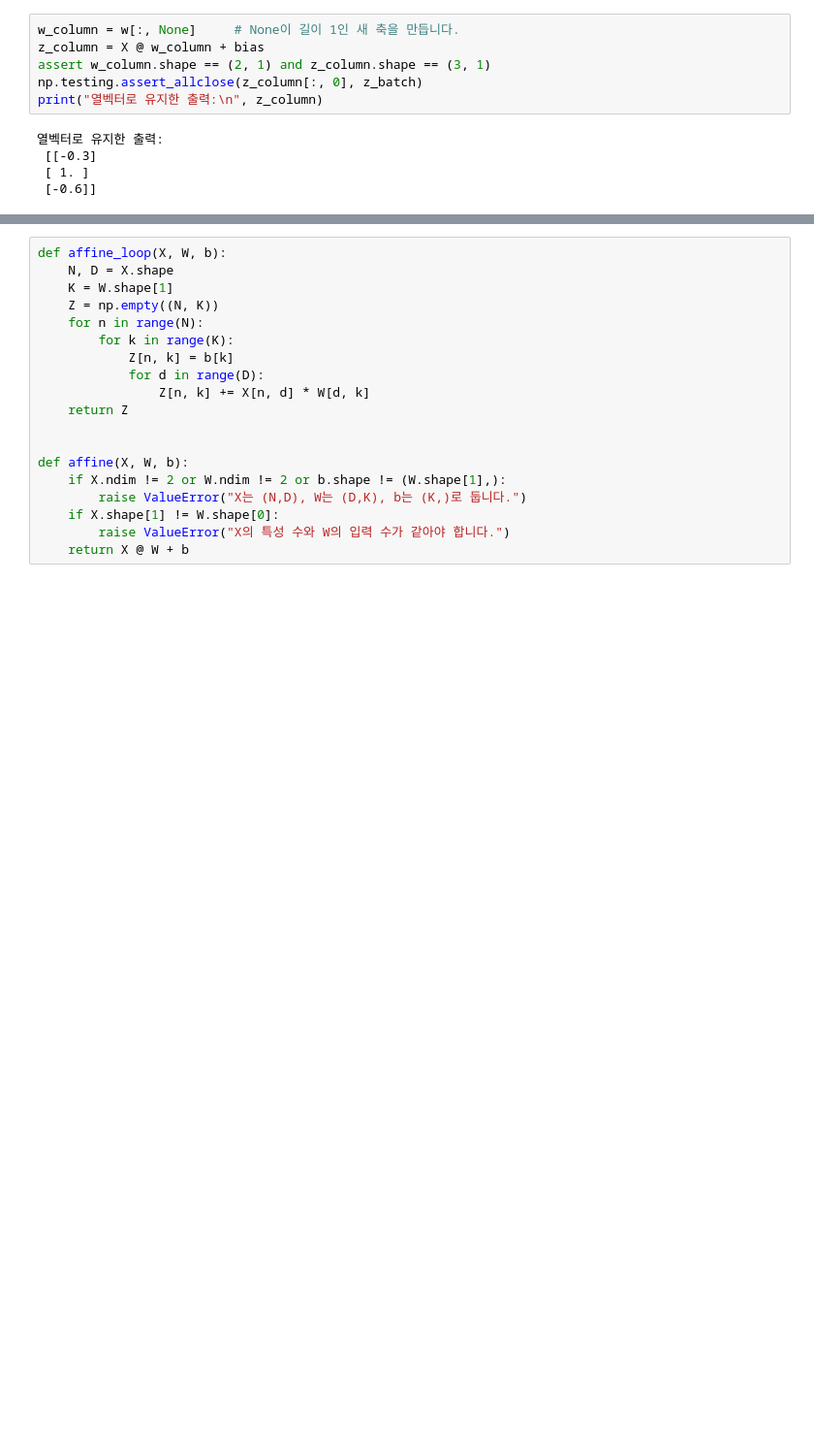
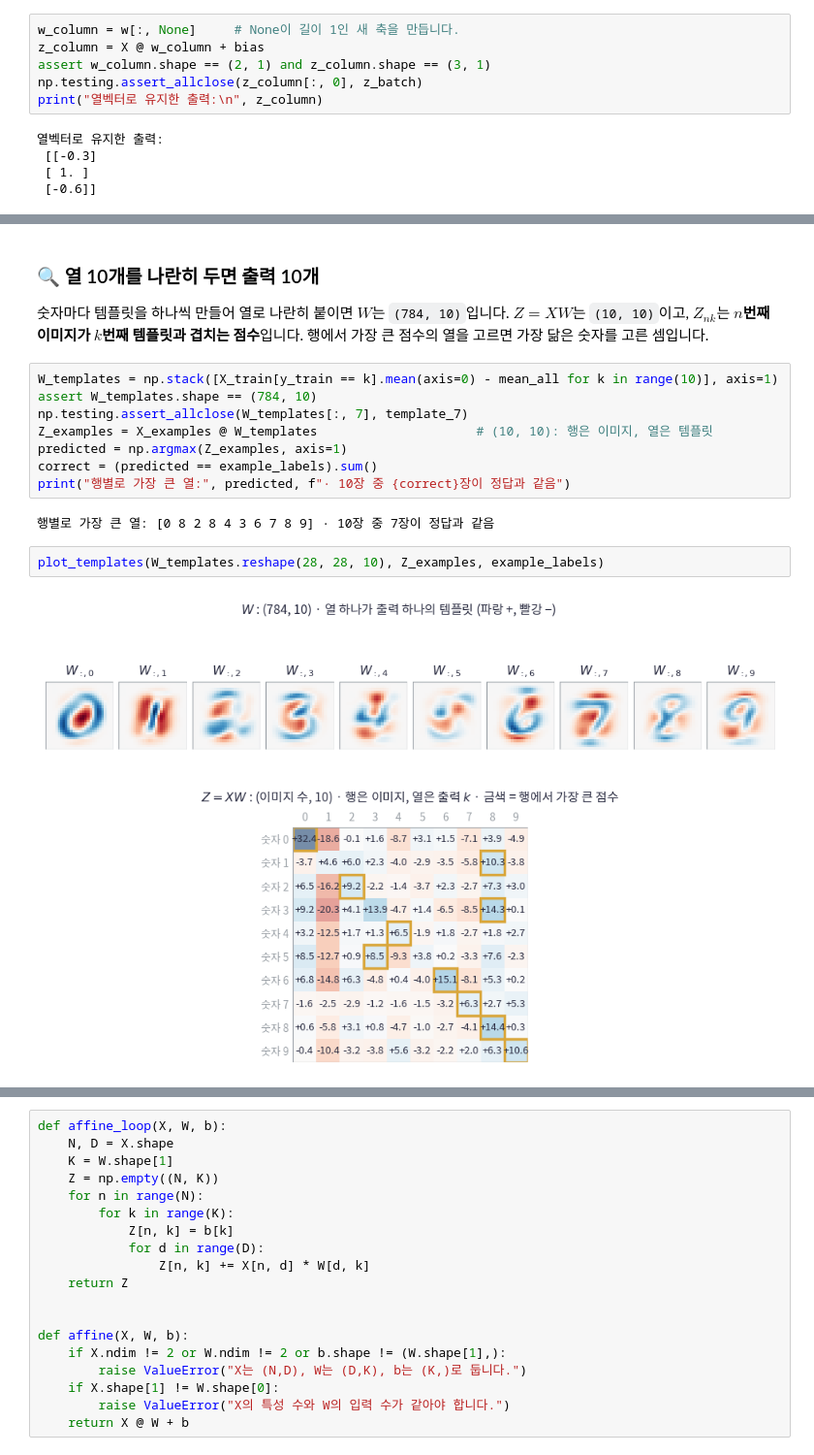
Before and after one commit to junyeopYim/deep-lr-with-numpy, a Jupyter notebook: notebooks/00_기초/00_math_to_numpy.ipynb, the cells around one changed output, grey strips where cells are left out. Shown at 97% size. Drawn from its saved outputs; the diff is of its cells as text; blank space fills up the shorter version.

```diff
--- a/notebooks/00_기초/00_math_to_numpy.ipynb
+++ b/notebooks/00_기초/00_math_to_numpy.ipynb
@@ -190,0 +330,20 @@ $$\underbrace{Z}_{(N,K)}=\underbrace{X}_{(N,D)}\underbrace{W}_{(D,K)}+\underbrac
+# %% [markdown]
+### 🔍 열 10개를 나란히 두면 출력 10개
+
+숫자마다 템플릿을 하나씩 만들어 열로 나란히 붙이면 $W$는 `(784, 10)`입니다.
+$Z=XW$는 `(10, 10)`이고, $Z_{nk}$는 **$n$번째 이미지가 $k$번째 템플릿과 겹치는 점수**입니다.
+행에서 가장 큰 점수의 열을 고르면 가장 닮은 숫자를 고른 셈입니다.
+# %%
+W_templates = np.stack([X_train[y_train == k].mean(axis=0) - mean_all for k in range(10)], axis=1)
+assert W_templates.shape == (784, 10)
+np.testing.assert_allclose(W_templates[:, 7], template_7)
+Z_examples = X_examples @ W_templates                     # (10, 10): 행은 이미지, 열은 템플릿
+predicted = np.argmax(Z_examples, axis=1)
+correct = (predicted == example_labels).sum()
+print("행별로 가장 큰 열:", predicted, f"· 10장 중 {correct}장이 정답과 같음")
+# %% [output]
+행별로 가장 큰 열: [0 8 2 8 4 3 6 7 8 9] · 10장 중 7장이 정답과 같음
+# %%
+plot_templates(W_templates.reshape(28, 28, 10), Z_examples, example_labels)
+# %% [output]
+[figure, added]
```
Also changed, not shown: parts of 61 cells of this notebook, 33 other files.
